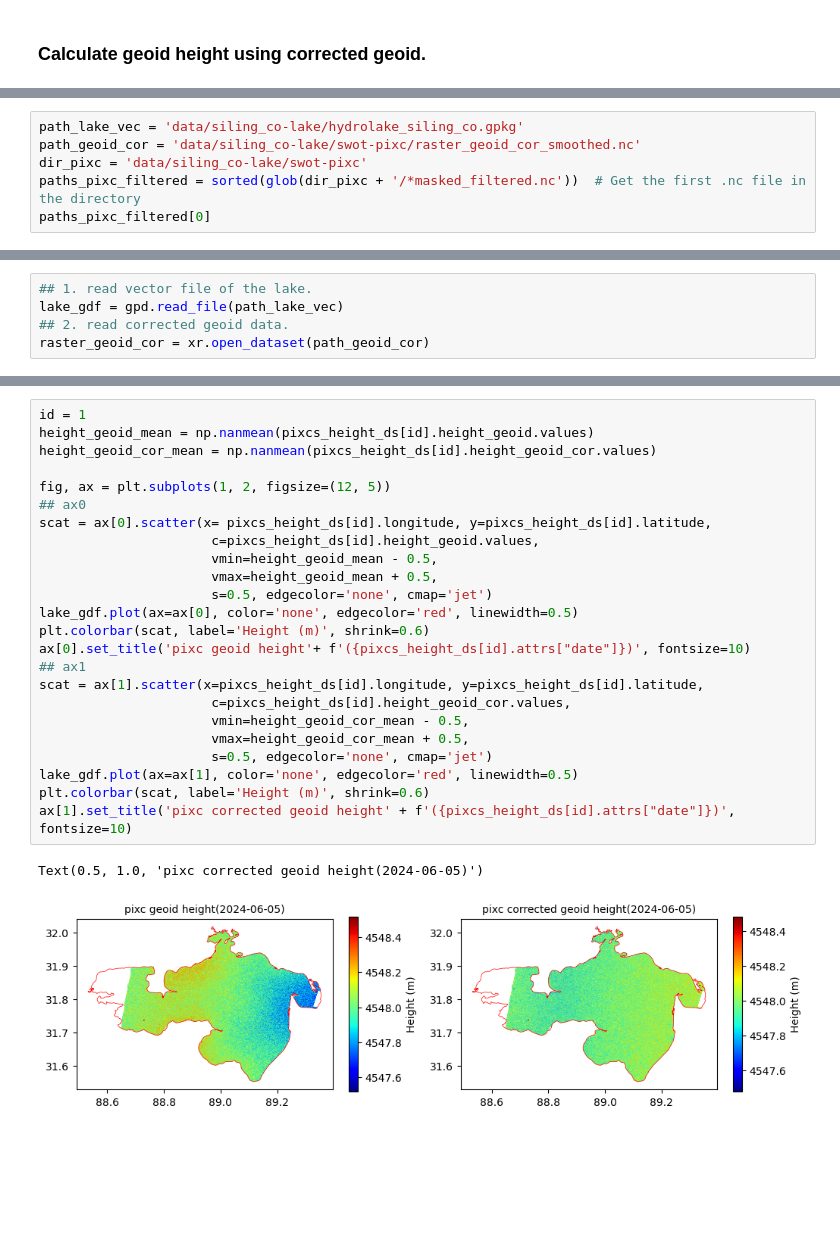
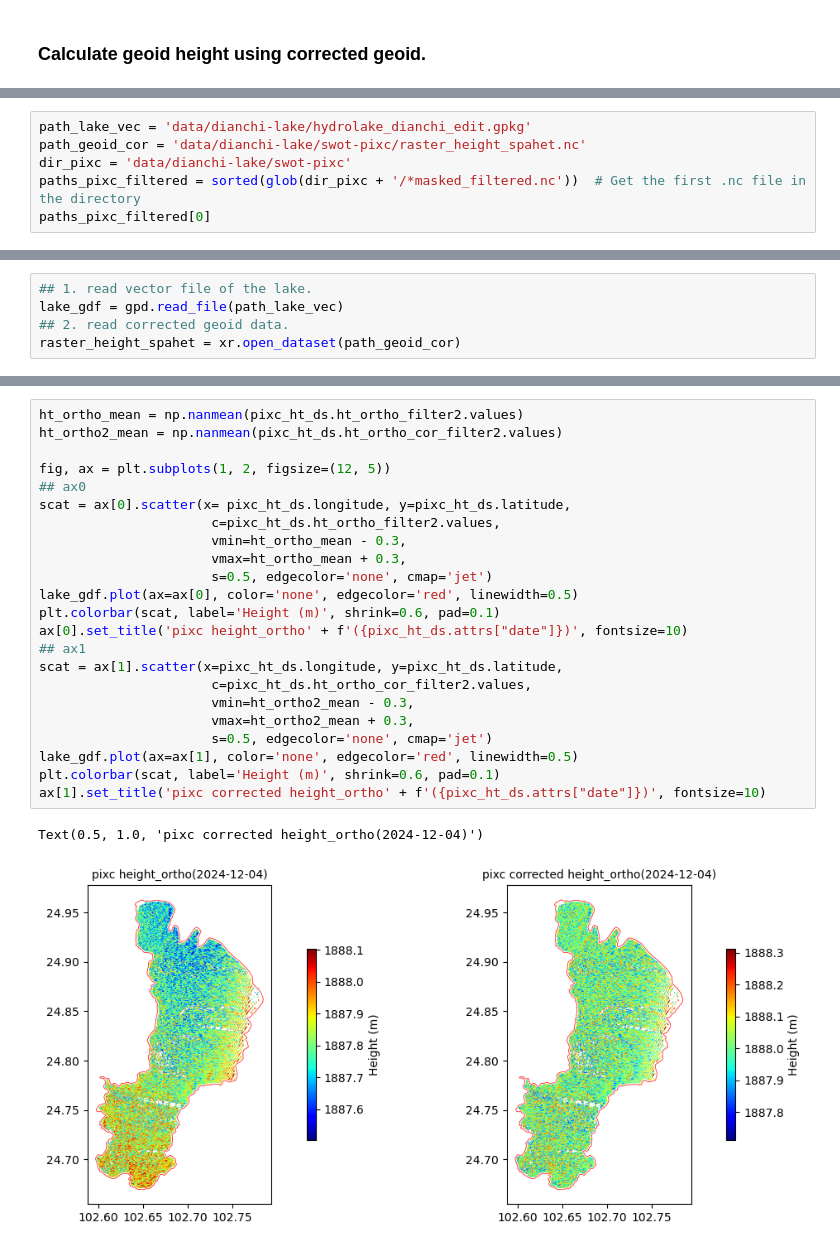
Before and after one commit to xinluo2018/swot-for-geoid, a Jupyter notebook: notebook/5_pixc_geoid_height.ipynb, the cells around one changed output, grey strips where cells are left out. Drawn from its saved outputs; the diff is of its cells as text; blank space fills up the shorter version.

```diff
--- a/notebook/5_pixc_geoid_height.ipynb
+++ b/notebook/5_pixc_geoid_height.ipynb
@@ -8,9 +8,9 @@ import geopandas as gpd
 import matplotlib.pyplot as plt
 from utils.functions import sample_from_raster
 # %%
-path_lake_vec = 'data/siling_co-lake/hydrolake_siling_co.gpkg'
-path_geoid_cor = 'data/siling_co-lake/swot-pixc/raster_geoid_cor_smoothed.nc'
-dir_pixc = 'data/siling_co-lake/swot-pixc'
+path_lake_vec = 'data/dianchi-lake/hydrolake_dianchi_edit.gpkg'
+path_geoid_cor = 'data/dianchi-lake/swot-pixc/raster_height_spahet.nc'
+dir_pixc = 'data/dianchi-lake/swot-pixc'
 paths_pixc_filtered = sorted(glob(dir_pixc + '/*masked_filtered.nc'))  # Get the first .nc file in the directory
 paths_pixc_filtered[0]
 # %% [output]
@@ -19,5 +19,5 @@ paths_pixc_filtered[0]
 ## 1. read vector file of the lake.
 lake_gdf = gpd.read_file(path_lake_vec)
 ## 2. read corrected geoid data.
-raster_geoid_cor = xr.open_dataset(path_geoid_cor)
+raster_height_spahet = xr.open_dataset(path_geoid_cor)
 # %%
@@ -48,28 +58,27 @@ for path_pixc_filtered in paths_pixc_filtered:
 # %%
-id = 1
-height_geoid_mean = np.nanmean(pixcs_height_ds[id].height_geoid.values)
-height_geoid_cor_mean = np.nanmean(pixcs_height_ds[id].height_geoid_cor.values)
+ht_ortho_mean = np.nanmean(pixc_ht_ds.ht_ortho_filter2.values)
+ht_ortho2_mean = np.nanmean(pixc_ht_ds.ht_ortho_cor_filter2.values)
 
 fig, ax = plt.subplots(1, 2, figsize=(12, 5))
 ## ax0
-scat = ax[0].scatter(x= pixcs_height_ds[id].longitude, y=pixcs_height_ds[id].latitude,
-                      c=pixcs_height_ds[id].height_geoid.values,
-                      vmin=height_geoid_mean - 0.5,
-                      vmax=height_geoid_mean + 0.5,
+scat = ax[0].scatter(x= pixc_ht_ds.longitude, y=pixc_ht_ds.latitude,
+                      c=pixc_ht_ds.ht_ortho_filter2.values,
+                      vmin=ht_ortho_mean - 0.3,
+                      vmax=ht_ortho_mean + 0.3,
                       s=0.5, edgecolor='none', cmap='jet')
 lake_gdf.plot(ax=ax[0], color='none', edgecolor='red', linewidth=0.5)
-plt.colorbar(scat, label='Height (m)', shrink=0.6)
-ax[0].set_title('pixc geoid height'+ f'({pixcs_height_ds[id].attrs["date"]})', fontsize=10)
+plt.colorbar(scat, label='Height (m)', shrink=0.6, pad=0.1)
+ax[0].set_title('pixc height_ortho' + f'({pixc_ht_ds.attrs["date"]})', fontsize=10)
 ## ax1
-scat = ax[1].scatter(x=pixcs_height_ds[id].longitude, y=pixcs_height_ds[id].latitude,
-                      c=pixcs_height_ds[id].height_geoid_cor.values,
-                      vmin=height_geoid_cor_mean - 0.5,
-                      vmax=height_geoid_cor_mean + 0.5,
+scat = ax[1].scatter(x=pixc_ht_ds.longitude, y=pixc_ht_ds.latitude,
+                      c=pixc_ht_ds.ht_ortho_cor_filter2.values,
+                      vmin=ht_ortho2_mean - 0.3,
+                      vmax=ht_ortho2_mean + 0.3,
                       s=0.5, edgecolor='none', cmap='jet')
 lake_gdf.plot(ax=ax[1], color='none', edgecolor='red', linewidth=0.5)
-plt.colorbar(scat, label='Height (m)', shrink=0.6)
-ax[1].set_title('pixc corrected geoid height' + f'({pixcs_height_ds[id].attrs["date"]})', fontsize=10)
+plt.colorbar(scat, label='Height (m)', shrink=0.6, pad=0.1)
+ax[1].set_title('pixc corrected height_ortho' + f'({pixc_ht_ds.attrs["date"]})', fontsize=10)
 # %% [output]
-Text(0.5, 1.0, 'pixc corrected geoid height(2024-06-05)')
+Text(0.5, 1.0, 'pixc corrected height_ortho(2024-12-04)')
-[figure, old version]
+[figure, new version]
 # %%
```
Also changed, not shown: parts of 4 cells of this notebook, 9 other files.
